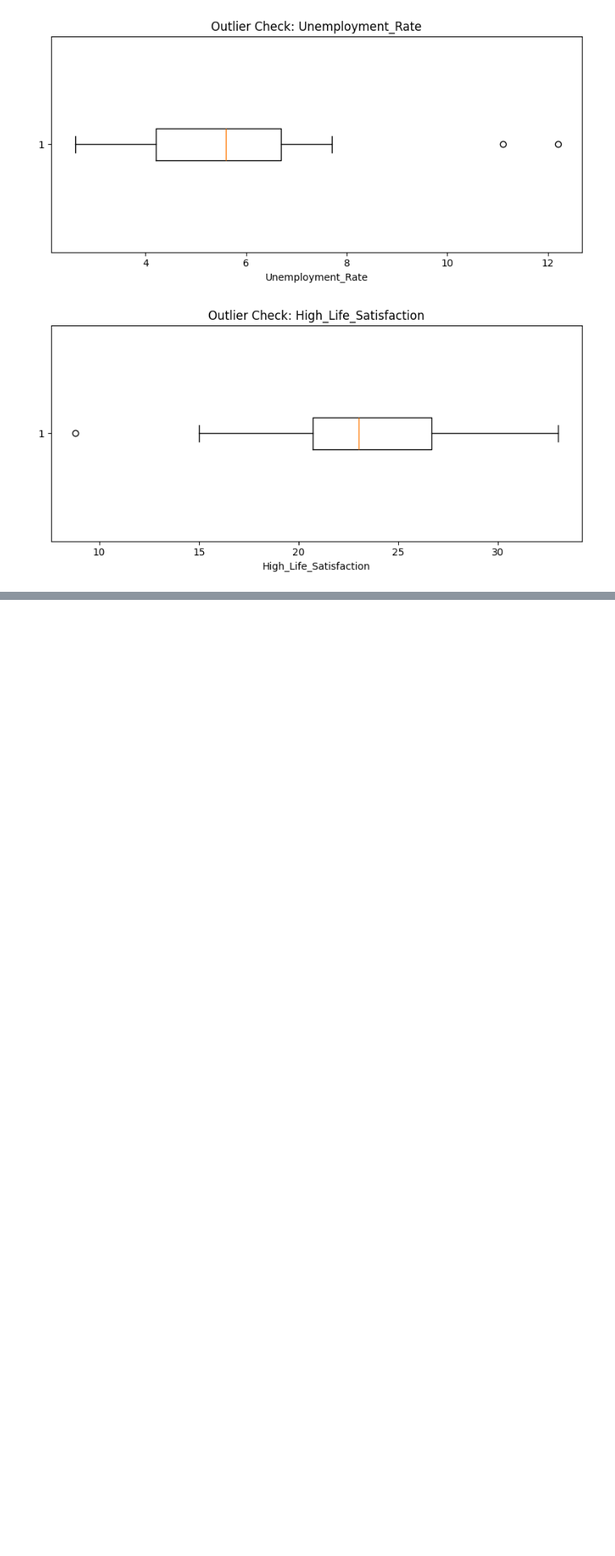
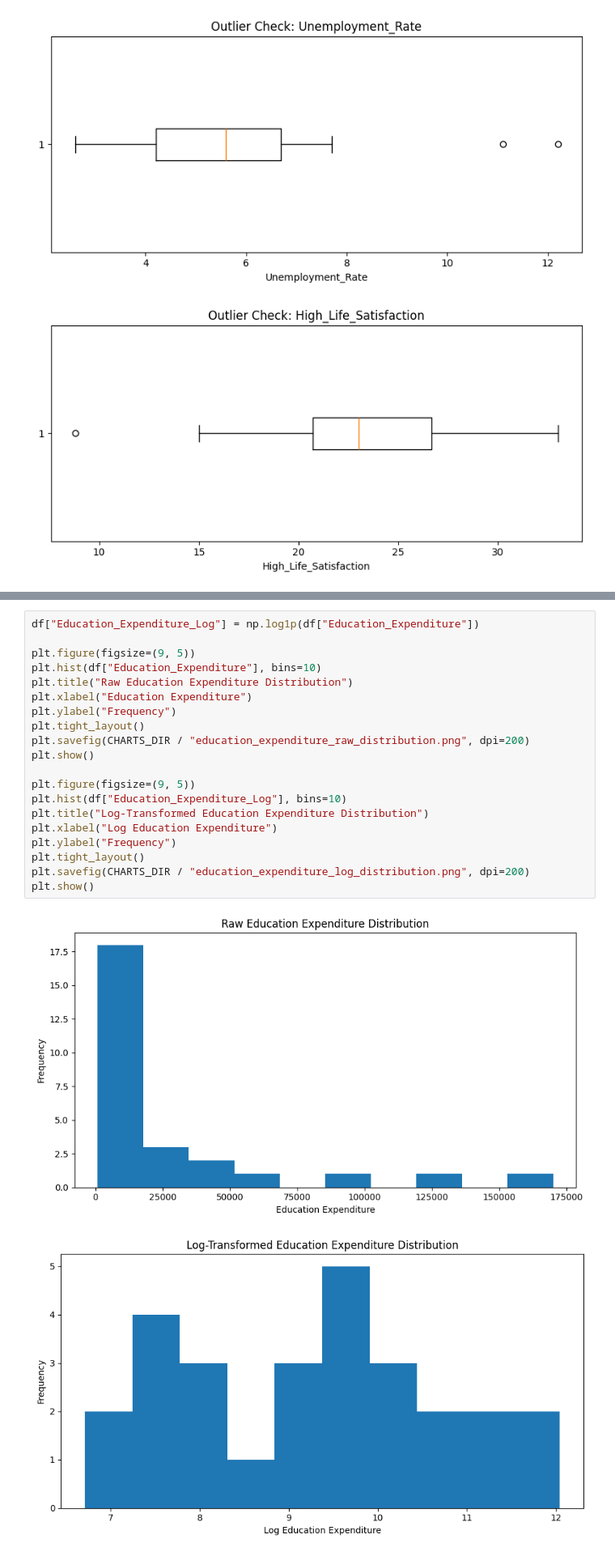
Before and after one commit to MohamedAshik14-blip/DAV-CA1, a Jupyter notebook: code/EU Quality of Life Index_Notebook.ipynb, the cells around one changed output, grey strips where cells are left out. Shown at 81% size. Saved outputs shown, nothing was run; the diff lists cells and outputs as text; blank space fills up the shorter version.

```diff
--- a/code/EU Quality of Life Index_Notebook.ipynb
+++ b/code/EU Quality of Life Index_Notebook.ipynb
@@ -300,0 +307,23 @@ for feature in RAW_FEATURES:
+# %%
+df["Education_Expenditure_Log"] = np.log1p(df["Education_Expenditure"])
+
+plt.figure(figsize=(9, 5))
+plt.hist(df["Education_Expenditure"], bins=10)
+plt.title("Raw Education Expenditure Distribution")
+plt.xlabel("Education Expenditure")
+plt.ylabel("Frequency")
+plt.tight_layout()
+plt.savefig(CHARTS_DIR / "education_expenditure_raw_distribution.png", dpi=200)
+plt.show()
+
+plt.figure(figsize=(9, 5))
+plt.hist(df["Education_Expenditure_Log"], bins=10)
+plt.title("Log-Transformed Education Expenditure Distribution")
+plt.xlabel("Log Education Expenditure")
+plt.ylabel("Frequency")
+plt.tight_layout()
+plt.savefig(CHARTS_DIR / "education_expenditure_log_distribution.png", dpi=200)
+plt.show()
+# %% [output]
+[figure, added]
+[figure, added]
```
Also changed, not shown: parts of 1 cell of this notebook, 2 other files.
